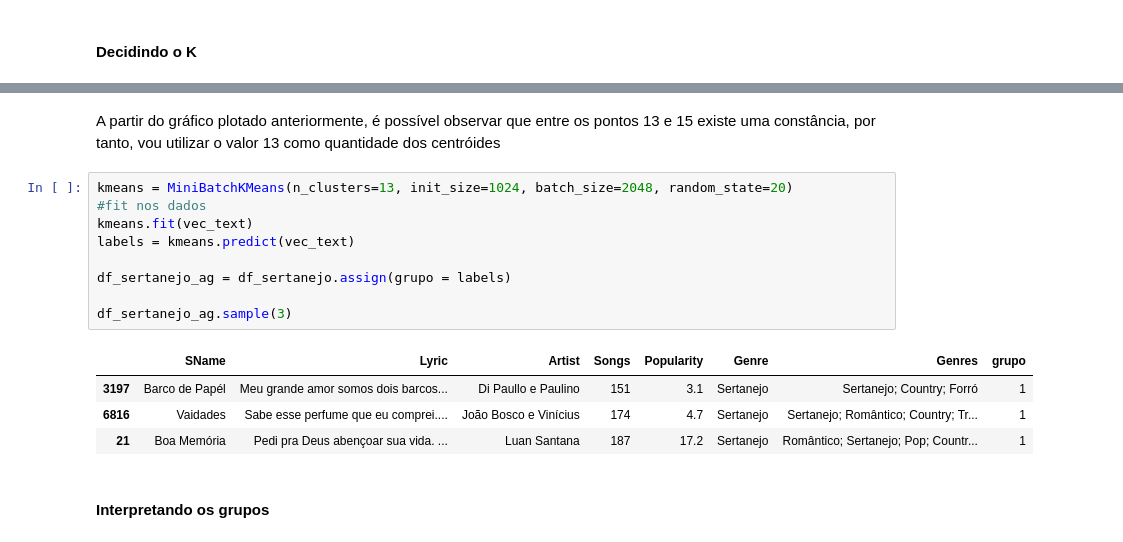
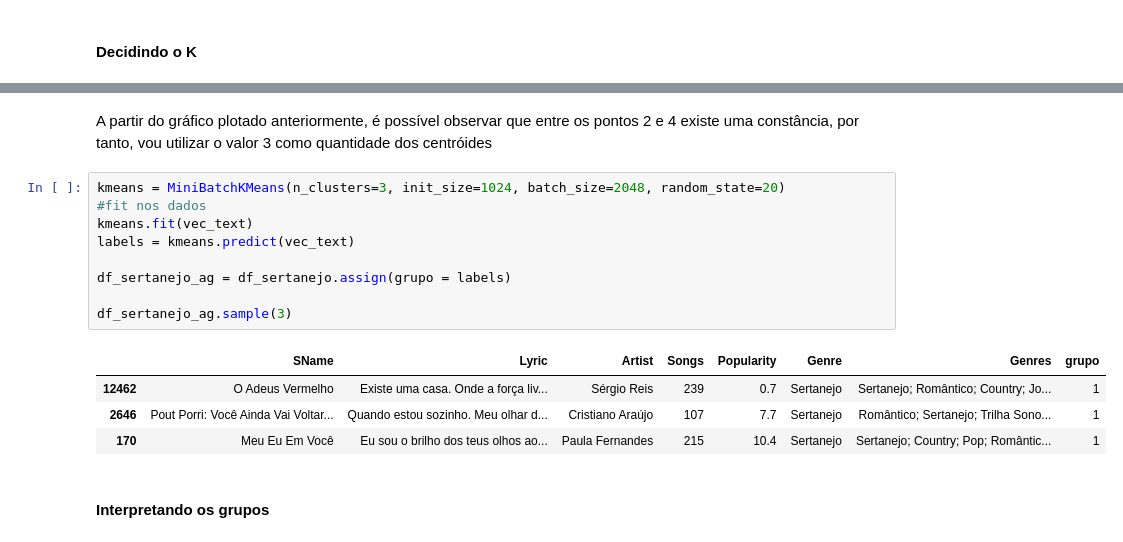
Before and after one commit to rayanarocha/machinelearning, a Jupyter notebook: agrupamento-e-redução-de-dimensionalidade/agrupamento-e-redução-de-dimensionalidade.ipynb, the cells around one changed output, grey strips where cells are left out. Drawn from its saved outputs; the diff is of its cells as text.

```diff
--- a/agrupamento-e-redução-de-dimensionalidade/agrupamento-e-redução-de-dimensionalidade.ipynb
+++ b/agrupamento-e-redução-de-dimensionalidade/agrupamento-e-redução-de-dimensionalidade.ipynb
@@ -195,21 +198,21 @@ alt.Chart(qualidade).mark_line(
 # %% [output]
 [interactive output not drawn]
 # %% [markdown]
-A partir do gráfico plotado anteriormente, é possível observar que entre os pontos 13 e 15 existe uma constância, por tanto, vou utilizar o valor 13 como quantidade dos centróides
+A partir do gráfico plotado anteriormente, é possível observar que entre os pontos 2 e 4 existe uma constância, por tanto, vou utilizar o valor 3 como quantidade dos centróides
 # %%
-kmeans = MiniBatchKMeans(n_clusters=13, init_size=1024, batch_size=2048, random_state=20)
+kmeans = MiniBatchKMeans(n_clusters=3, init_size=1024, batch_size=2048, random_state=20)
 #fit nos dados
 kmeans.fit(vec_text)
 labels = kmeans.predict(vec_text)
 
 df_sertanejo_ag = df_sertanejo.assign(grupo = labels)
 
 df_sertanejo_ag.sample(3)
 # %% [output]
 |  | SName | Lyric | Artist | Songs | Popularity | Genre | Genres | grupo |
-| 3197 | Barco de Papél | Meu grande amor somos dois barcos... | Di Paullo e Paulino | 151 | 3.1 | Sertanejo | Sertanejo; Country; Forró | 1 |
-| 6816 | Vaidades | Sabe esse perfume que eu comprei.... | João Bosco e Vinícius | 174 | 4.7 | Sertanejo | Sertanejo; Romântico; Country; Tr... | 1 |
-| 21 | Boa Memória | Pedi pra Deus abençoar sua vida. ... | Luan Santana | 187 | 17.2 | Sertanejo | Romântico; Sertanejo; Pop; Countr... | 1 |
+| 12462 | O Adeus Vermelho | Existe uma casa. Onde a força liv... | Sérgio Reis | 239 | 0.7 | Sertanejo | Sertanejo; Romântico; Country; Jo... | 1 |
+| 2646 | Pout Porri: Você Ainda Vai Voltar... | Quando estou sozinho. Meu olhar d... | Cristiano Araújo | 107 | 7.7 | Sertanejo | Romântico; Sertanejo; Trilha Sono... | 1 |
+| 170 | Meu Eu Em Você | Eu sou o brilho dos teus olhos ao... | Paula Fernandes | 215 | 10.4 | Sertanejo | Sertanejo; Country; Pop; Romântic... | 1 |
 # %% [markdown]
 #### Interpretando os grupos
 # %%
```
Also changed, not shown: parts of 20 cells of this notebook.
